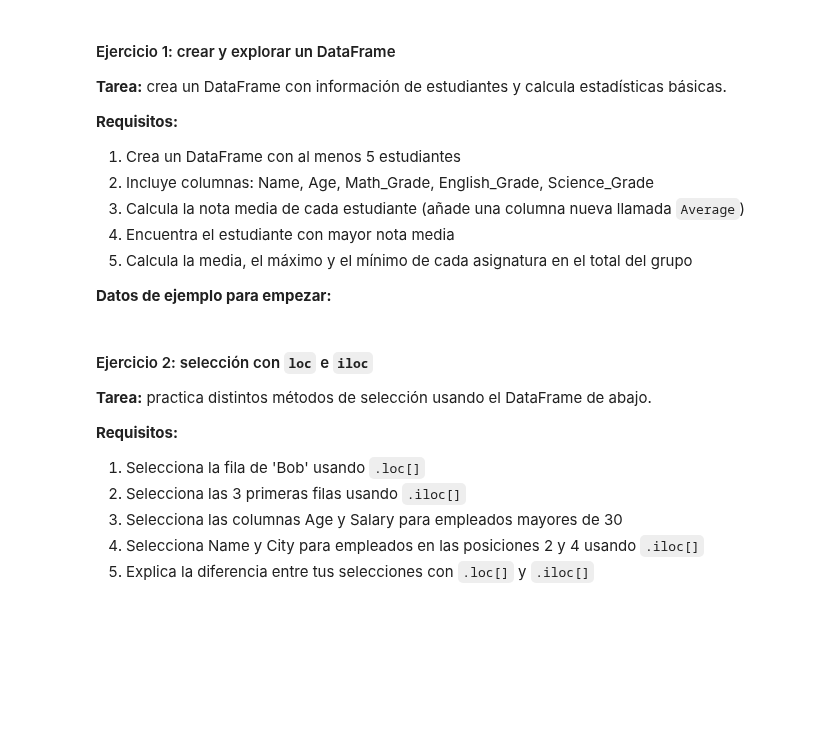
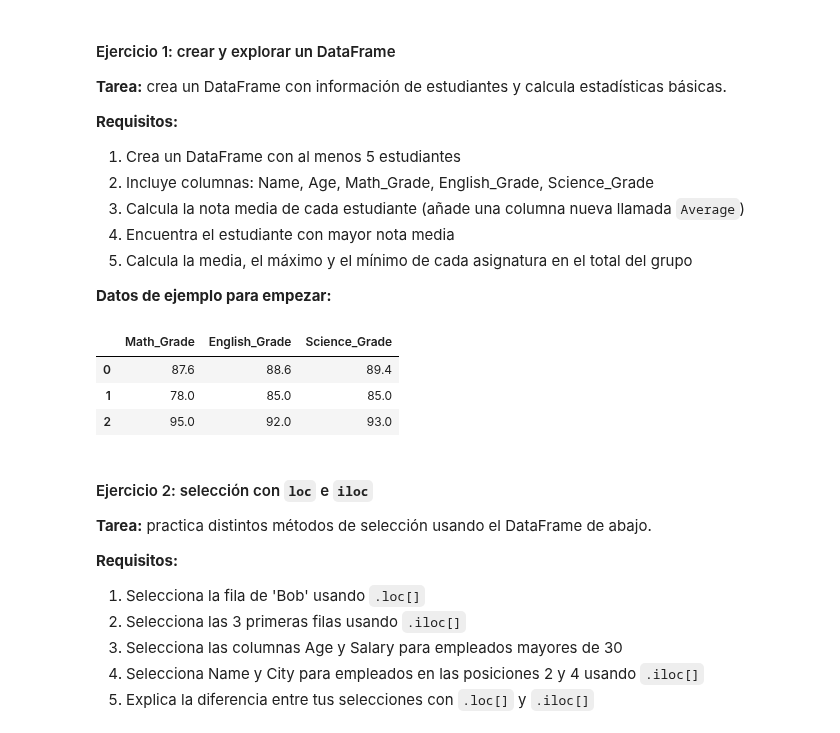
Before and after one commit to TermiJP/AI_JAVIER_BOOTCAMP, a Jupyter notebook: 02_Herramientas_Avanzadas/Sprint_03/Unidad_02_Pandas_lectura_escritura_ficheros/04_Practica_Obligatoria/Practica_Obligatoria_Pandas.ipynb, the cells around one changed output. Saved outputs shown, nothing was run; the diff lists cells and outputs as text; code cells hidden in the pictures; blank space fills up the shorter version.

```diff
--- a/02_Herramientas_Avanzadas/Sprint_03/Unidad_02_Pandas_lectura_escritura_ficheros/04_Practica_Obligatoria/Practica_Obligatoria_Pandas.ipynb
+++ b/02_Herramientas_Avanzadas/Sprint_03/Unidad_02_Pandas_lectura_escritura_ficheros/04_Practica_Obligatoria/Practica_Obligatoria_Pandas.ipynb
@@ -34,18 +34,30 @@ import pandas as pd
 # %%
 # Ejercicio 1: tu solución aquí
 # Datos de ejemplo:
 students_data = {
     'Name': ['Alice', 'Bob', 'Charlie', 'Diana', 'Eve'],
     'Age': [18, 19, 18, 20, 19],
     'Math_Grade': [85, 92, 78, 88, 95],
     'English_Grade': [90, 85, 92, 87, 89],
     'Science_Grade': [88, 90, 85, 91, 93]
 }
 
 # TODO: Create DataFrame
+df = pd.DataFrame(students_data)
+
 # TODO: Add 'Average' column
+grade_columsn= ['Math_Grade','English_Grade','Science_Grade']
+
+df['Average'] = df[grade_columsn].mean(axis=1).round(2)
 # TODO: Find student with highest average
+df['Average'].argmax()
 # TODO: Calculate statistics for each subject
+df[grade_columsn].agg(['mean', 'min', 'max']).reset_index(drop=True)
+# %% [output]
+|  | Math_Grade | English_Grade | Science_Grade |
+| 0 | 87.6 | 88.6 | 89.4 |
+| 1 | 78.0 | 85.0 | 85.0 |
+| 2 | 95.0 | 92.0 | 93.0 |
 # %% [markdown]
 #### Ejercicio 2: selección con `loc` e `iloc`
 
```
Also changed, not shown: parts of 4 cells of this notebook, 2 other files.
